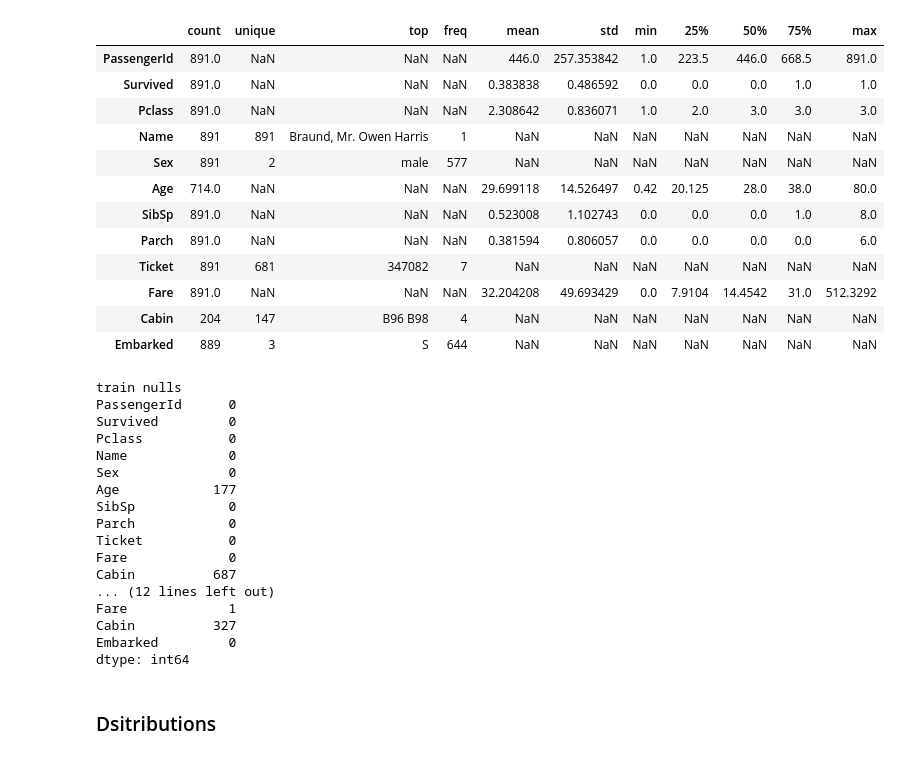
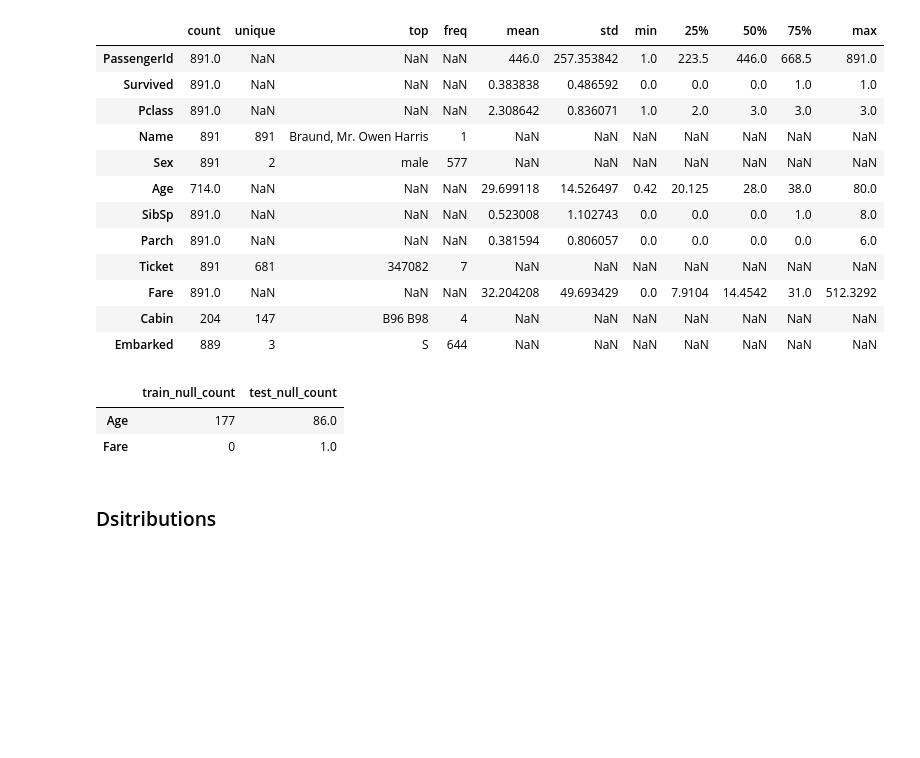
Before and after one commit to essiesalari/Titanic-ML, a Jupyter notebook: TitanicML.ipynb, the cells around one changed output. Drawn from its saved outputs; the diff is of its cells as text; code cells hidden in the pictures; blank space fills up the shorter version.

```diff
--- a/TitanicML.ipynb
+++ b/TitanicML.ipynb
@@ -59,30 +59,19 @@ df_train.describe(include='all').T
 | Fare | 891.0 | NaN | NaN | NaN | 32.204208 | 49.693429 | 0.0 | 7.9104 | 14.4542 | 31.0 | 512.3292 |
 | Cabin | 204 | 147 | B96 B98 | 4 | NaN | NaN | NaN | NaN | NaN | NaN | NaN |
 | Embarked | 889 | 3 | S | 644 | NaN | NaN | NaN | NaN | NaN | NaN | NaN |
-# %%
-# Check for missing values
-print("train nulls")
-print(df_train.isnull().sum())
-print("\ntest nulls")
-print(df_test.isnull().sum())
-# %% [output]
-train nulls
-PassengerId      0
-Survived         0
-Pclass           0
-Name             0
-Sex              0
-Age            177
-SibSp            0
-Parch            0
-Ticket           0
-Fare             0
-Cabin          687
-... (12 lines left out)
-Fare             1
-Cabin          327
-Embarked         0
-dtype: int64
+# %%
+# Check for missing values
+
+df_train_null = pd.DataFrame(df_train.isnull().sum(), columns=['train_null_count'])
+df_test_null = pd.DataFrame(df_test.isnull().sum(), columns=['test_null_count'])
+
+df_null_counts = pd.concat([df_train_null, df_test_null], axis=1)
+
+df_null_counts[(df_null_counts['train_null_count'] > 0) | (df_null_counts['test_null_count'] > 0)]
+# %% [output]
+|  | train_null_count | test_null_count |
+| Age | 177 | 86.0 |
+| Fare | 0 | 1.0 |
 # %% [markdown]
 ### Dsitributions
 # %%
```
Also changed, not shown: parts of 3 cells of this notebook.
